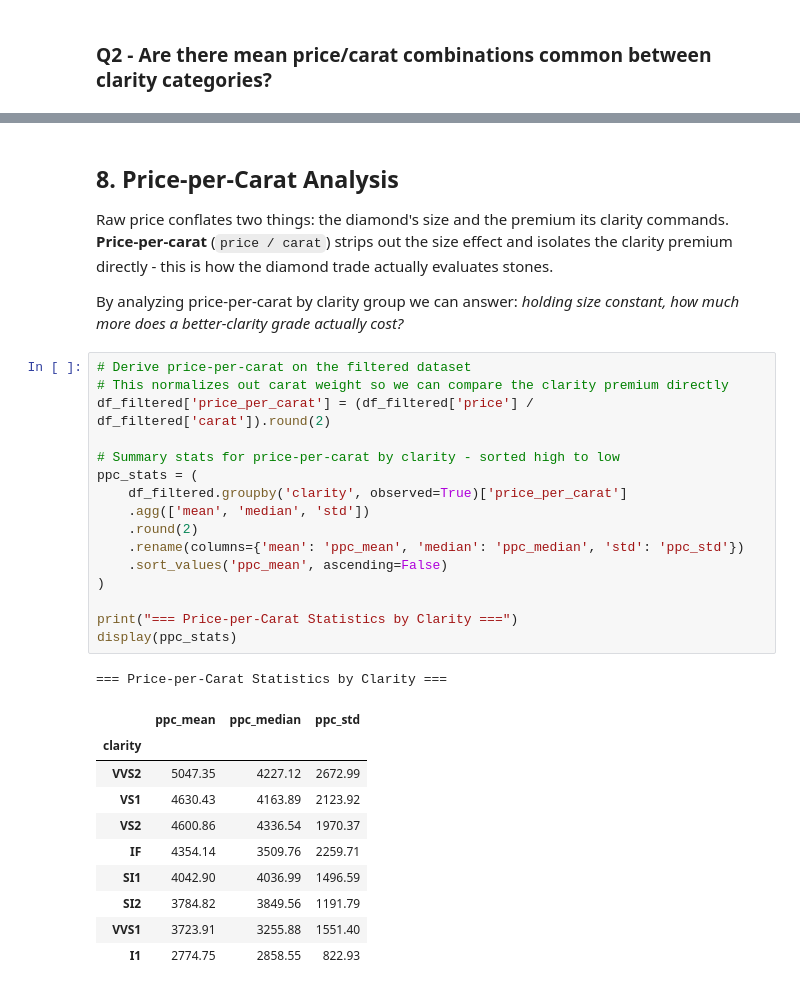
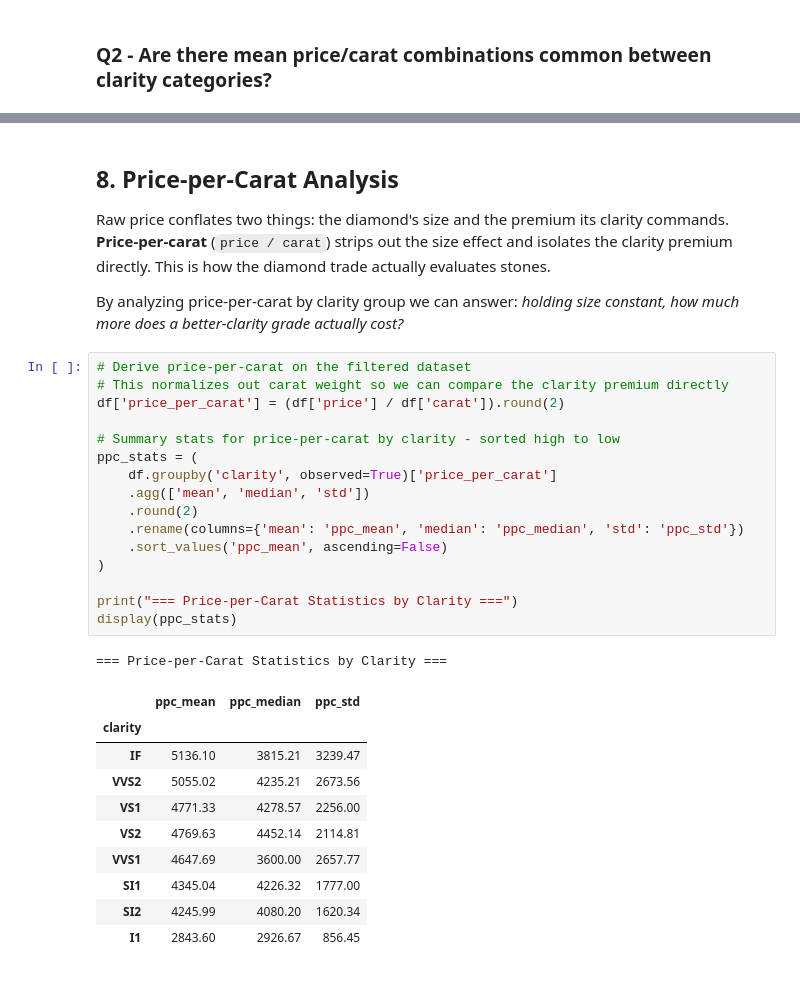
Before and after one commit to akaseahawk/wilcore-interview-DS2, a Jupyter notebook: diamond_analysis.ipynb, the cells around one changed output, grey strips where cells are left out. Drawn from its saved outputs; the diff is of its cells as text.

```diff
--- a/diamond_analysis.ipynb
+++ b/diamond_analysis.ipynb
@@ -665,36 +618,36 @@ in these clarity grades when price-per-carat falls within the shared range.
 
 Raw price conflates two things: the diamond's size and the premium its clarity commands.
 **Price-per-carat** (`price / carat`) strips out the size effect and isolates the
-clarity premium directly - this is how the diamond trade actually evaluates stones.
+clarity premium directly. This is how the diamond trade actually evaluates stones.
 
 By analyzing price-per-carat by clarity group we can answer: *holding size constant,
 how much more does a better-clarity grade actually cost?*
 # %%
 # Derive price-per-carat on the filtered dataset
 # This normalizes out carat weight so we can compare the clarity premium directly
-df_filtered['price_per_carat'] = (df_filtered['price'] / df_filtered['carat']).round(2)
+df['price_per_carat'] = (df['price'] / df['carat']).round(2)
 
 # Summary stats for price-per-carat by clarity - sorted high to low
 ppc_stats = (
-    df_filtered.groupby('clarity', observed=True)['price_per_carat']
+    df.groupby('clarity', observed=True)['price_per_carat']
     .agg(['mean', 'median', 'std'])
     .round(2)
     .rename(columns={'mean': 'ppc_mean', 'median': 'ppc_median', 'std': 'ppc_std'})
     .sort_values('ppc_mean', ascending=False)
 )
 
 print("=== Price-per-Carat Statistics by Clarity ===")
 display(ppc_stats)
 # %% [output]
 === Price-per-Carat Statistics by Clarity ===
 |  | ppc_mean | ppc_median | ppc_std |
 | clarity |  |  |  |
-| VVS2 | 5047.35 | 4227.12 | 2672.99 |
-| VS1 | 4630.43 | 4163.89 | 2123.92 |
-| VS2 | 4600.86 | 4336.54 | 1970.37 |
-| IF | 4354.14 | 3509.76 | 2259.71 |
-| SI1 | 4042.90 | 4036.99 | 1496.59 |
-| SI2 | 3784.82 | 3849.56 | 1191.79 |
-| VVS1 | 3723.91 | 3255.88 | 1551.40 |
-| I1 | 2774.75 | 2858.55 | 822.93 |
+| IF | 5136.10 | 3815.21 | 3239.47 |
+| VVS2 | 5055.02 | 4235.21 | 2673.56 |
+| VS1 | 4771.33 | 4278.57 | 2256.00 |
+| VS2 | 4769.63 | 4452.14 | 2114.81 |
+| VVS1 | 4647.69 | 3600.00 | 2657.77 |
+| SI1 | 4345.04 | 4226.32 | 1777.00 |
+| SI2 | 4245.99 | 4080.20 | 1620.34 |
+| I1 | 2843.60 | 2926.67 | 856.45 |
 # %%
```
Also changed, not shown: parts of 17 cells of this notebook.
